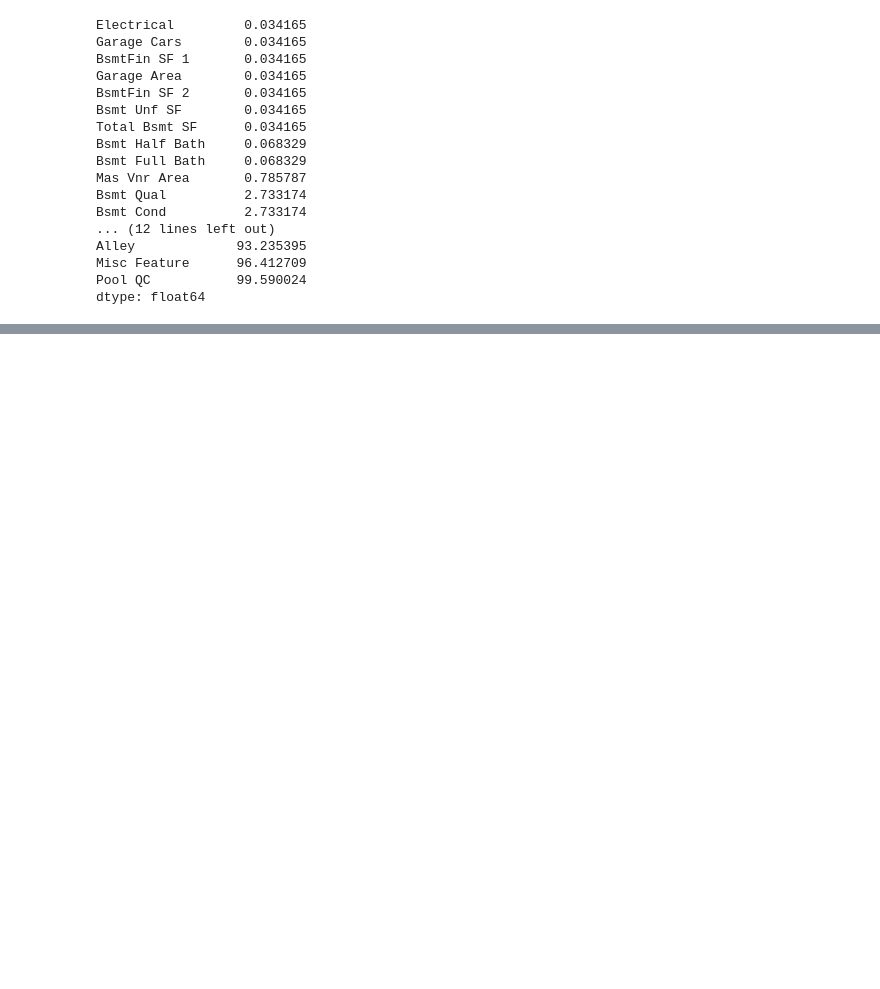
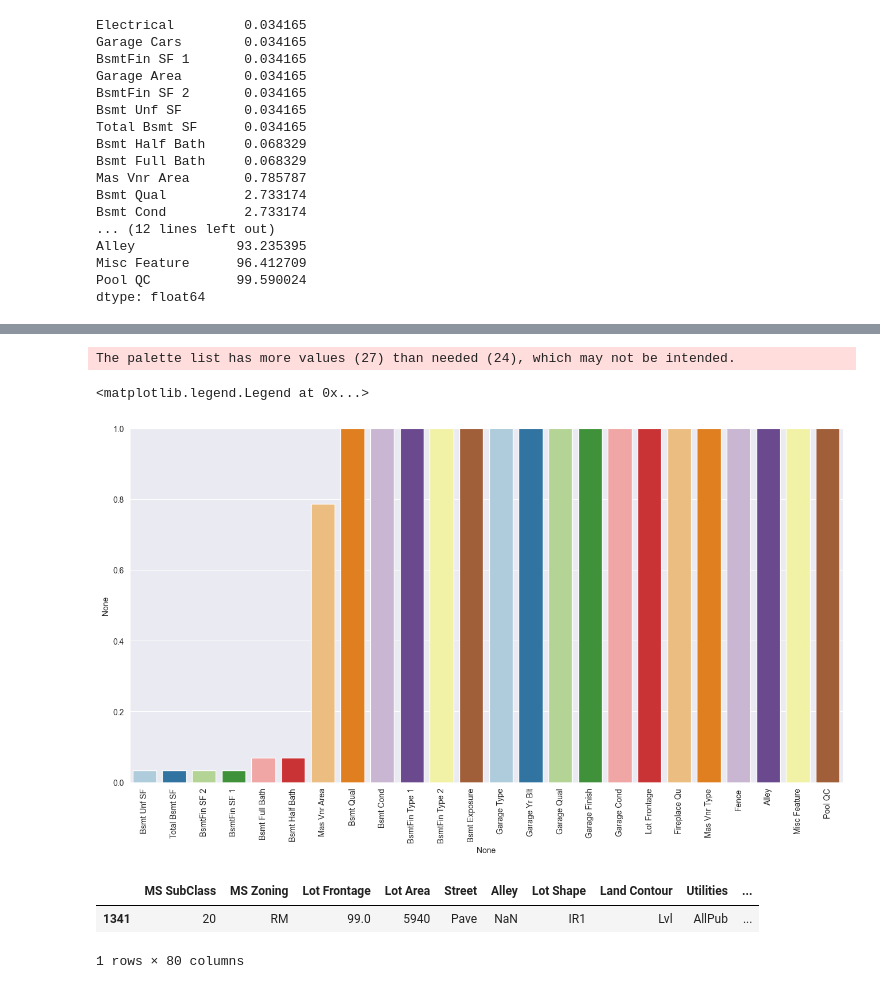
Before and after one commit to ZygimantasB/data_science_ml_learning, a Jupyter notebook: Section 11 Feature Engineering and Data Preparation/section_11.ipynb, the cells around one changed output, grey strips where cells are left out. Saved outputs shown, nothing was run; the diff lists cells and outputs as text; code cells hidden in the pictures; blank space fills up the shorter version.

```diff
--- a/Section 11 Feature Engineering and Data Preparation/section_11.ipynb
+++ b/Section 11 Feature Engineering and Data Preparation/section_11.ipynb
@@ -347,0 +374,4 @@ ValueError: All arguments should have the same length. The length of column argu
+# %%
+df = df.dropna(axis=0, subset=['Electrical', 'Garage Cars'])
+# %%
+percent_nan = percent_missing(df)
@@ -347,0 +389,19 @@ ValueError: All arguments should have the same length. The length of column argu
+# %%
+plt.figure(figsize=[16, 8])
+
+sns.barplot(x=percent_nan.index, y=percent_nan, hue=percent_nan.index, palette=palette, legend=False)
+plt.xticks(rotation=90)
+plt.ylim(0, 1)
+
+# To remove the legend that is now unnecessary
+plt.legend([],[], frameon=False)
+# %% [output]
+The palette list has more values (27) than needed (24), which may not be intended.
+<matplotlib.legend.Legend at 0x...>
+[figure, added]
+# %%
+df[df['Bsmt Unf SF'].isnull()]
+# %% [output]
+|  | MS SubClass | MS Zoning | Lot Frontage | Lot Area | Street | Alley | Lot Shape | Land Contour | Utilities | ... |
+| 1341 | 20 | RM | 99.0 | 5940 | Pave | NaN | IR1 | Lvl | AllPub | ... |
+1 rows × 80 columns
```
Also changed, not shown: parts of 16 cells of this notebook.
